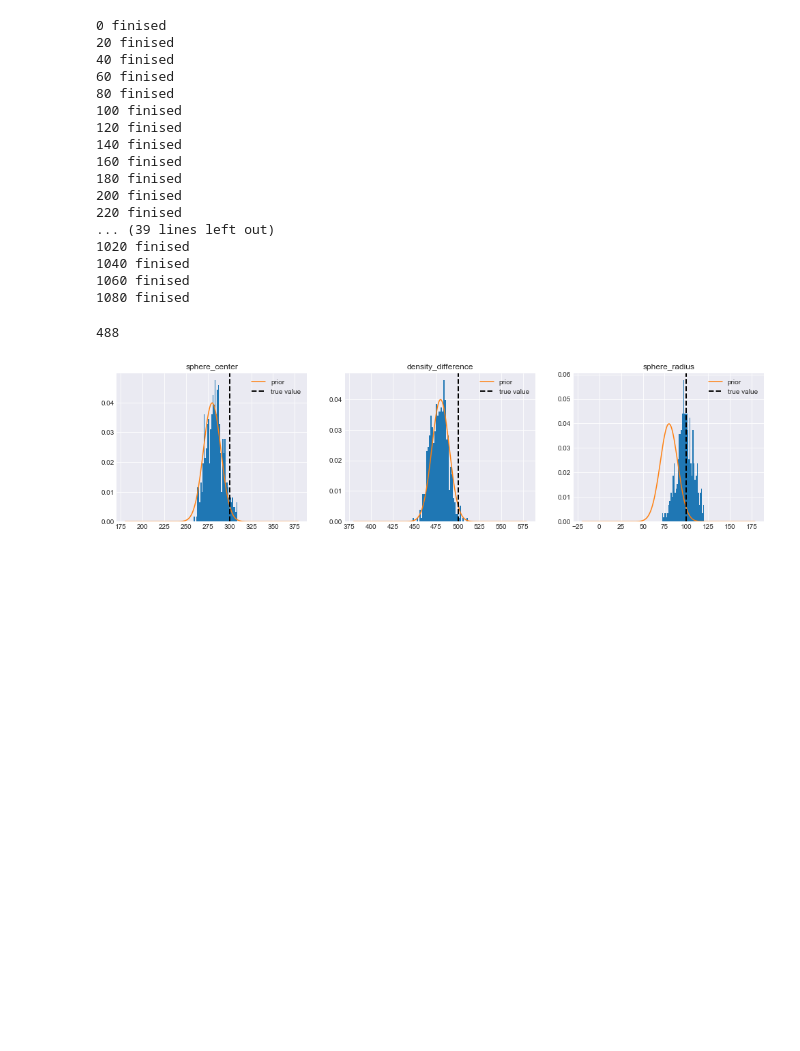
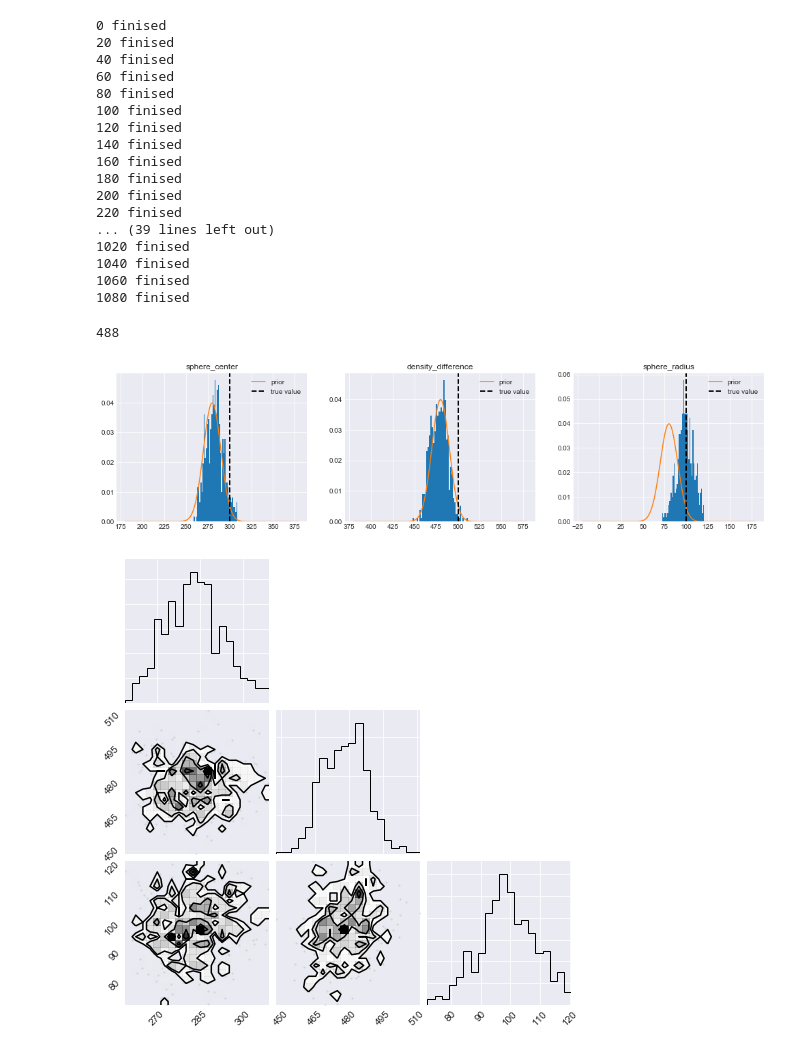
Before and after one commit to GeorgeLiang3/repository1, a Jupyter notebook: Gravity_MCMC_1.1.ipynb, the cells around one changed output. Saved outputs shown, nothing was run; the diff lists cells and outputs as text; code cells hidden in the pictures; blank space fills up the shorter version.

Commit message:
corner

```diff
--- a/Gravity_MCMC_1.1.ipynb
+++ b/Gravity_MCMC_1.1.ipynb
@@ -609,0 +621,4 @@ plot_trace(accepted)
+# %%
+figure = corner.corner(accepted)
+# %% [output]
+[figure, added]
```
Also changed, not shown: parts of 4 cells of this notebook, 3 other files.
